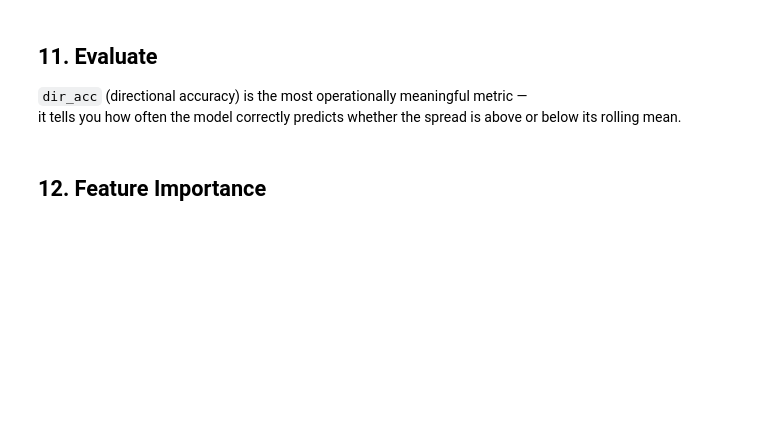
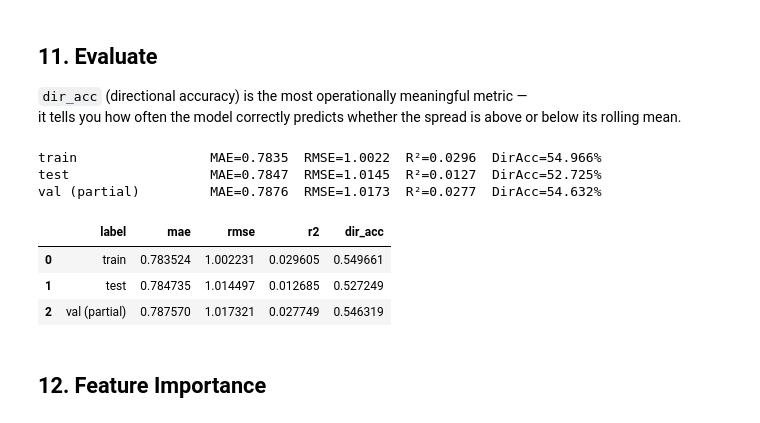
Before and after one commit to kevinl03/Crypto-Trading-Strategies, a Jupyter notebook: statarb/cex_gbm.ipynb, the cells around one changed output. Drawn from its saved outputs; the diff is of its cells as text; code cells hidden in the pictures; blank space fills up the shorter version.

```diff
--- a/statarb/cex_gbm.ipynb
+++ b/statarb/cex_gbm.ipynb
@@ -61,4 +65,14 @@ EARLY_STOPPING  = 50
 # %%
+# only keep payloads for these — set to False to skip a table entirely
+LOAD_TABLES = {
+    "spread_matrix": True,
+    "ticker":        True,
+    "orderbook":     True,
+    "trades":        True,
+    "funding_rate":  False,  # toggle off to save RAM if still crashing
+    "open_interest": False,  # toggle off to save RAM if still crashing
+}
+
 TOP_EXCHANGES = ["binance", "bybit", "okx", "coinbase", "kraken"]  # drop smaller venues
 TOP_FEATURES  = {
     "ticker":    ["mid", "spread_bps", "bid_volume", "ask_volume"],  # drop vwap, pct_change_24h
@@ -330,6 +488,7 @@ def build_trades_features(tr: pd.DataFrame) -> pd.DataFrame:
 ## 7. Feature Engineering — Funding Rate & Open Interest
 Both are perp-only signals (NaN for spot venues). LightGBM handles NaN natively so no imputation needed.
 # %%
+"""
 def build_funding_features(fr: pd.DataFrame) -> pd.DataFrame:
     if fr.empty:
         return pd.DataFrame()
@@ -403,7 +562,39 @@ def build_oi_features(oi: pd.DataFrame) -> pd.DataFrame:
     wide = oi.pivot_table(index=["snapshot_idx", "coin"], columns="exchange",
                           values=lag_cols, aggfunc="first")
     wide.columns = [f"oi_{col}_{exch}" for col, exch in wide.columns]
+    wide.columns.name = None
     return wide.reset_index()
+"""
+
+def build_funding_features(fr: pd.DataFrame) -> pd.DataFrame:
+    if fr.empty: return pd.DataFrame()
+    fr = fr.sort_values(["coin", "exchange", "snapshot_idx"])
+    feat_cols = ["funding_rate"]
+    for col in feat_cols:
+        for lag in range(1, N_LAGS + 1):
+            fr[f"{col}_lag{lag}"] = fr.groupby(["coin", "exchange"])[col].transform(
+                lambda x, l=lag: x.shift(l))
+    lag_cols = [f"{col}_lag{lag}" for col in feat_cols for lag in range(1, N_LAGS + 1)]
+    wide = fr.pivot_table(index=["snapshot_idx", "coin"], columns="exchange",
+                          values=lag_cols, aggfunc="first")
+    wide.columns = [f"fr_{col}_{exch}" for col, exch in wide.columns]
+    wide.columns.name = None
+    return wide.reset_index()
+
+def build_oi_features(oi: pd.DataFrame) -> pd.DataFrame:
+    if oi.empty: return pd.DataFrame()
+    oi = oi.sort_values(["coin", "exchange", "snapshot_idx"])
+    feat_cols = ["oi_amount"]
+    for col in feat_cols:
+        for lag in range(1, N_LAGS + 1):
+            oi[f"{col}_lag{lag}"] = oi.groupby(["coin", "exchange"])[col].transform(
+                lambda x, l=lag: x.shift(l))
+    lag_cols = [f"{col}_lag{lag}" for col in feat_cols for lag in range(1, N_LAGS + 1)]
+    wide = oi.pivot_table(index=["snapshot_idx", "coin"], columns="exchange",
+                          values=lag_cols, aggfunc="first")
+    wide.columns = [f"oi_{col}_{exch}" for col, exch in wide.columns]
+    wide.columns.name = None
+    return wide.reset_index()
 # %% [markdown]
 ## 8. Merge All Features
 Left-join everything onto the spread base frame on `(snapshot_idx, coin)`.
@@ -501,21 +721,29 @@ it tells you how often the model correctly predicts whether the spread is above
 # %%
 def evaluate(model, X, y, label):
     preds   = model.predict(X, num_iteration=model.best_iteration)
     mae     = mean_absolute_error(y, preds)
-    rmse    = mean_squared_error(y, preds, squared=False)
+    rmse = np.sqrt(mean_squared_error(y, preds))
     r2      = r2_score(y, preds)
     dir_acc = np.mean(np.sign(preds) == np.sign(y))
     print(f"{label:20s}  MAE={mae:.4f}  RMSE={rmse:.4f}  R²={r2:.4f}  DirAcc={dir_acc:.3%}")
     return {"label": label, "mae": mae, "rmse": rmse, "r2": r2, "dir_acc": dir_acc}
 
 results = []
 results.append(evaluate(model, X_train, y_train, "train"))
 results.append(evaluate(model, X_test,  y_test,  "test"))
 if len(y_val) > 0:
     results.append(evaluate(model, X_val, y_val, "val (partial)"))
 
 results_df = pd.DataFrame(results)
 results_df
+# %% [output]
+train                 MAE=0.7835  RMSE=1.0022  R²=0.0296  DirAcc=54.966%
+test                  MAE=0.7847  RMSE=1.0145  R²=0.0127  DirAcc=52.725%
+val (partial)         MAE=0.7876  RMSE=1.0173  R²=0.0277  DirAcc=54.632%
+|  | label | mae | rmse | r2 | dir_acc |
+| 0 | train | 0.783524 | 1.002231 | 0.029605 | 0.549661 |
+| 1 | test | 0.784735 | 1.014497 | 0.012685 | 0.527249 |
+| 2 | val (partial) | 0.787570 | 1.017321 | 0.027749 | 0.546319 |
 # %% [markdown]
 ## 12. Feature Importance
 # %%
```
Also changed, not shown: parts of 10 cells of this notebook.
